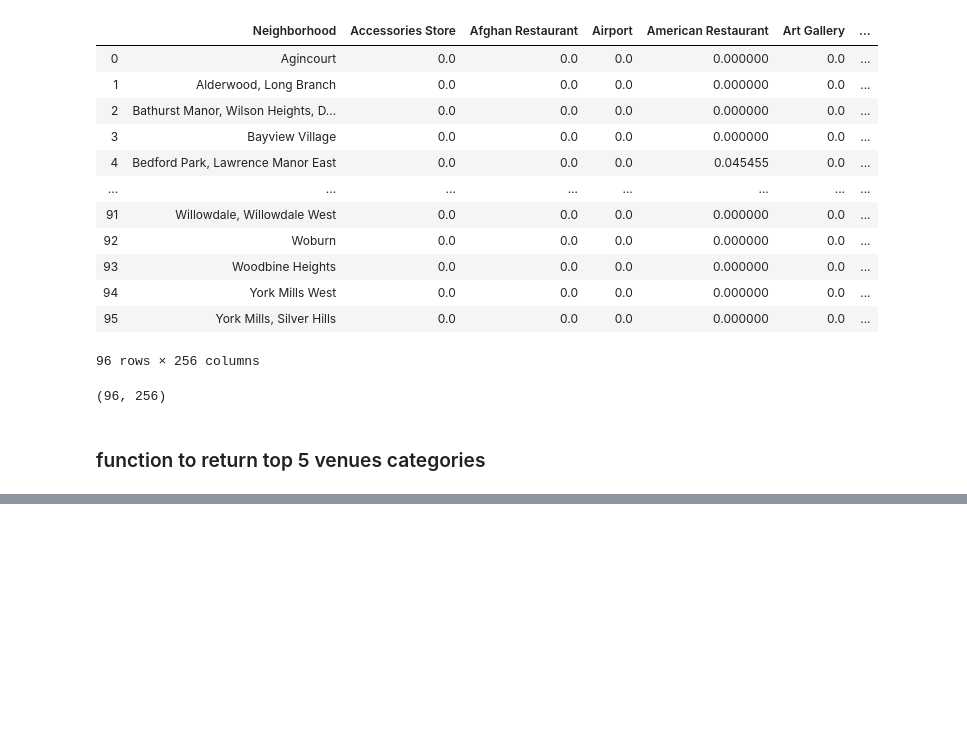
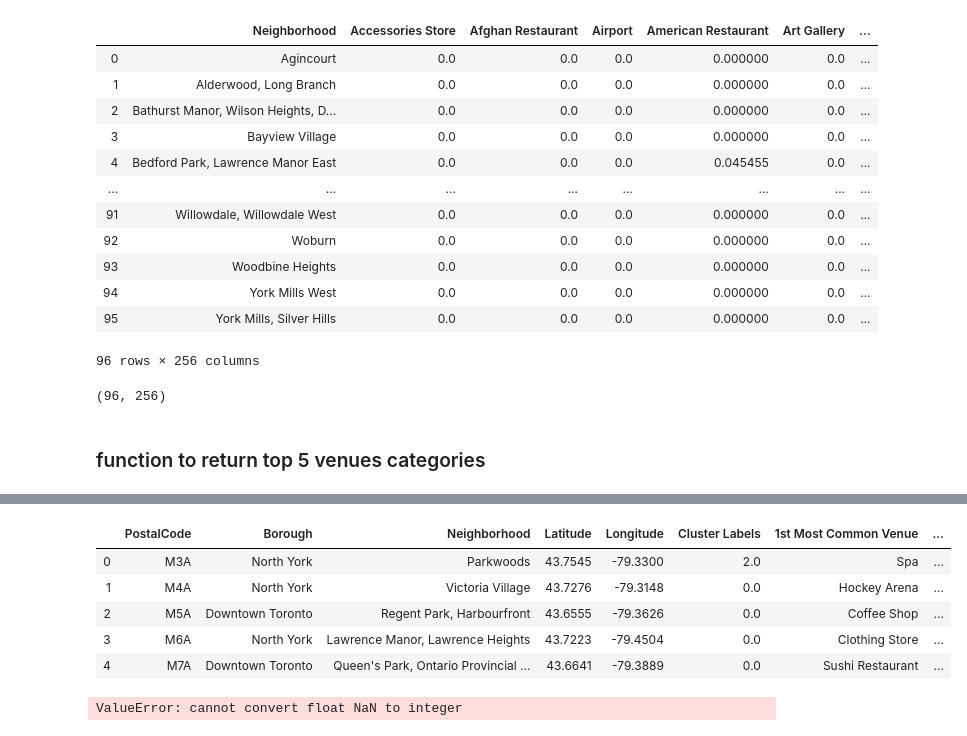
Before and after one commit to ishasahni2000/Coursera_Capstone, a Jupyter notebook: toronoto_Final.ipynb, the cells around one changed output, grey strips where cells are left out. Drawn from its saved outputs; the diff is of its cells as text; code cells hidden in the pictures; blank space fills up the shorter version.

```diff
--- a/toronoto_Final.ipynb
+++ b/toronoto_Final.ipynb
@@ -432,0 +463,39 @@ neighborhoods_venues_sorted.head(50)
+# %%
+merged = df
+# %%
+merged = merged.join(neighborhoods_venues_sorted.set_index('Neighborhood'), on='Neighborhood')
+# %%
+merged.head()
+# %% [output]
+|  | PostalCode | Borough | Neighborhood | Latitude | Longitude | Cluster Labels | 1st Most Common Venue | ... |
+| 0 | M3A | North York | Parkwoods | 43.7545 | -79.3300 | 2.0 | Spa | ... |
+| 1 | M4A | North York | Victoria Village | 43.7276 | -79.3148 | 0.0 | Hockey Arena | ... |
+| 2 | M5A | Downtown Toronto | Regent Park, Harbourfront | 43.6555 | -79.3626 | 0.0 | Coffee Shop | ... |
+| 3 | M6A | North York | Lawrence Manor, Lawrence Heights | 43.7223 | -79.4504 | 0.0 | Clothing Store | ... |
+| 4 | M7A | Downtown Toronto | Queen's Park, Ontario Provincial ... | 43.6641 | -79.3889 | 0.0 | Sushi Restaurant | ... |
+# %%
+# create map
+map_clusters = folium.Map(location=[56.1304,-106.3468], zoom_start=11)
+
+# set color scheme for the clusters
+x = np.arange(kclusters)
+ys = [i + x + (i*x)**2 for i in range(kclusters)]
+colors_array = cm.rainbow(np.linspace(0, 1, len(ys)))
+rainbow = [colors.rgb2hex(i) for i in colors_array]
+
+# add markers to the map
+markers_colors = []
+for lat, lon, poi, cluster in zip(merged['Latitude'], merged['Longitude'], merged['Neighborhood'], merged['Cluster Labels']):
+    label = folium.Popup(str(poi) + ' Cluster ' + str(cluster), parse_html=True)
+    folium.CircleMarker(
+        [lat, lon],
+        radius=5,
+        popup=label,
+        color=rainbow[int(cluster)-1],
+        fill=True,
+        fill_color=rainbow[int(cluster)-1],
+        fill_opacity=0.7).add_to(map_clusters)
+
+map_clusters
+# %% [output]
+ValueError: cannot convert float NaN to integer
```
Also changed, not shown: parts of 5 cells of this notebook.
